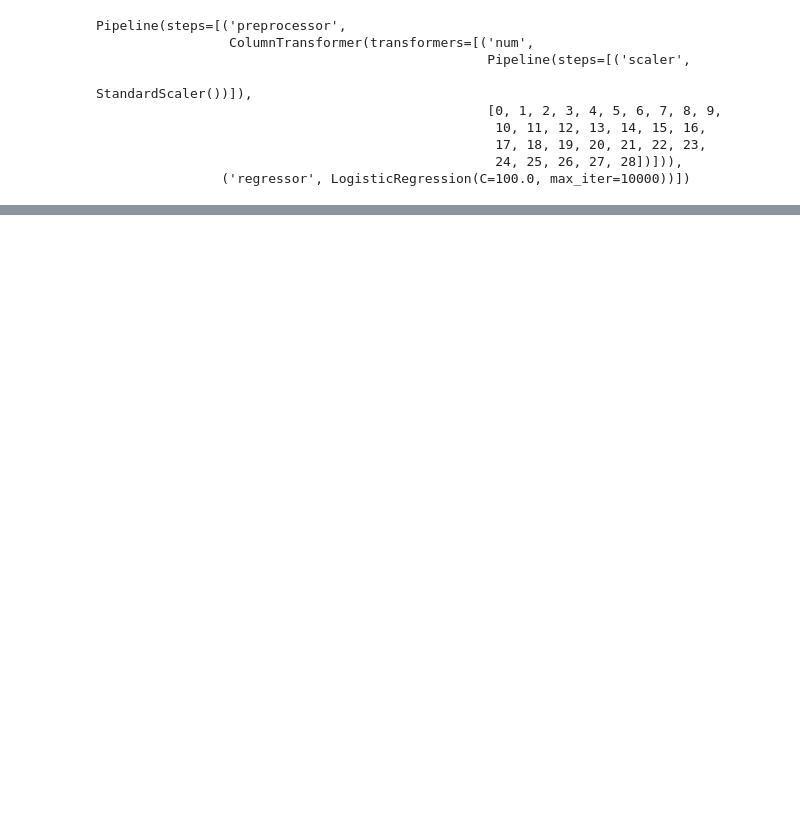
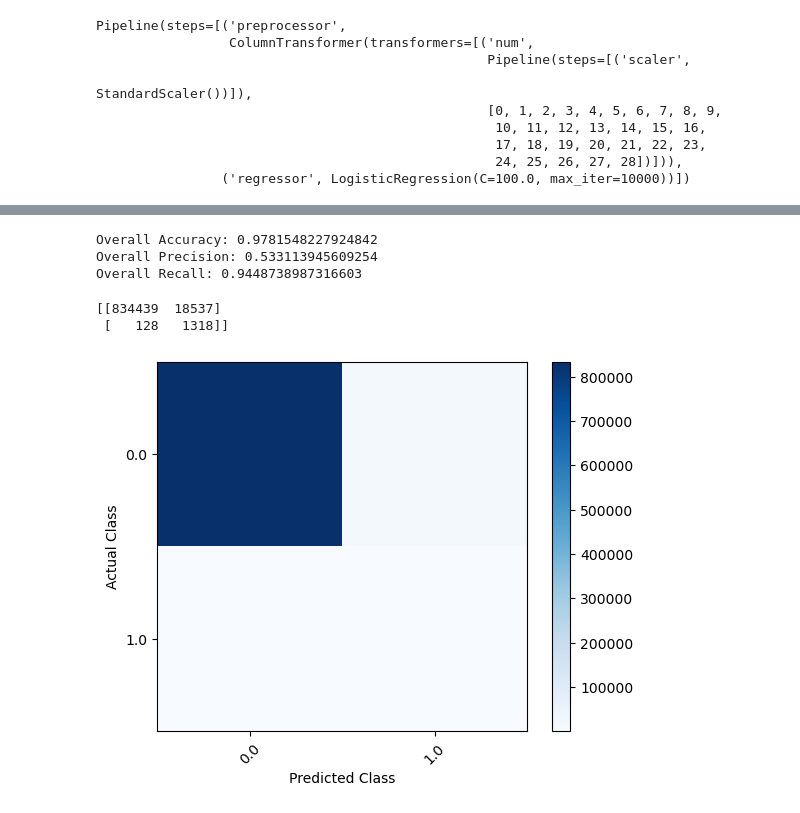
Before and after one commit to AlugoIdris/Credit-Card-Fraud-Detection, a Jupyter notebook: Credit Card Fraud Detection.ipynb, the cells around one changed output, grey strips where cells are left out. Drawn from its saved outputs; the diff is of its cells as text; code cells hidden in the pictures; blank space fills up the shorter version.

```diff
--- a/Credit Card Fraud Detection.ipynb
+++ b/Credit Card Fraud Detection.ipynb
@@ -438,0 +518,18 @@ Accuracy on Test Data:  0.9992263775979551
+# %%
+#Build Transformers
+numeric_transformer = Pipeline(steps=[
+    ('scaler', StandardScaler())])
+
+preprocessor = ColumnTransformer(
+    transformers=[
+        ("num", numeric_transformer, numeric_features)
+    ])
+
+# Create Preprocessing and training pipeline
+sampled_L_model = Pipeline(steps= [
+    ("preprocessor", preprocessor),
+    ("regressor", LogisticRegression(C=1/reg, solver="lbfgs", multi_class='auto', max_iter=10000))
+     ])
+# %%
+# Fit the model
+sampled_L_model.fit(X_train, y_train, regressor__sample_weight = w_train) # or **{'regressor__sample_weight': w_train}
@@ -438,0 +546,5 @@ Accuracy on Test Data:  0.9992263775979551
+# %%
+# Model and predict the Test data
+X_test_predictions_sampled = sampled_L_model.predict(X_test)
+print('Predicted labels: ', X_test_predictions_sampled)
+print('Actual labels:' ,y_test)
@@ -438,0 +648,26 @@ Accuracy on Test Data:  0.9992263775979551
+# %%
+print("Overall Accuracy:",accuracy_score(y_test, X_test_predictions_sampled))
+print("Overall Precision:",precision_score(y_test, X_test_predictions_sampled, average='macro'))
+print("Overall Recall:",recall_score(y_test, X_test_predictions_sampled, average='macro'))
+# %% [output]
+Overall Accuracy: 0.9781548227924842
+Overall Precision: 0.533113945609254
+Overall Recall: 0.9448738987316603
+# %%
+# Print the confusion matrix
+mcm_L_sampled = confusion_matrix(y_test, X_test_predictions_sampled)
+print(mcm_L_sampled)
+# %% [output]
+[[834439  18537]
+ [   128   1318]]
+# %%
+plt.imshow(mcm_L_sampled, interpolation="nearest", cmap=plt.cm.Blues)
+plt.colorbar()
+tick_marks = np.arange(len(labels))
+plt.xticks(tick_marks, labels, rotation=45)
+plt.yticks(tick_marks, labels)
+plt.xlabel("Predicted Class")
+plt.ylabel("Actual Class")
+plt.show()
+# %% [output]
+[figure, added]
```
Also changed, not shown: parts of 57 cells of this notebook.
